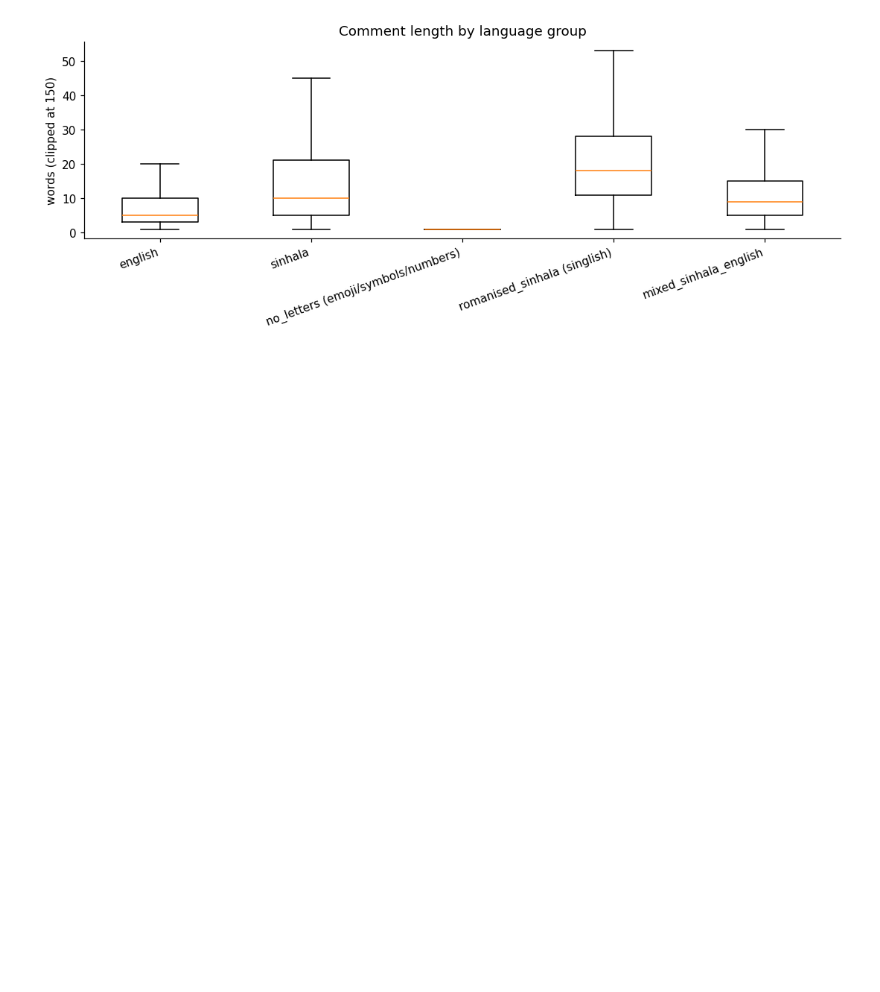
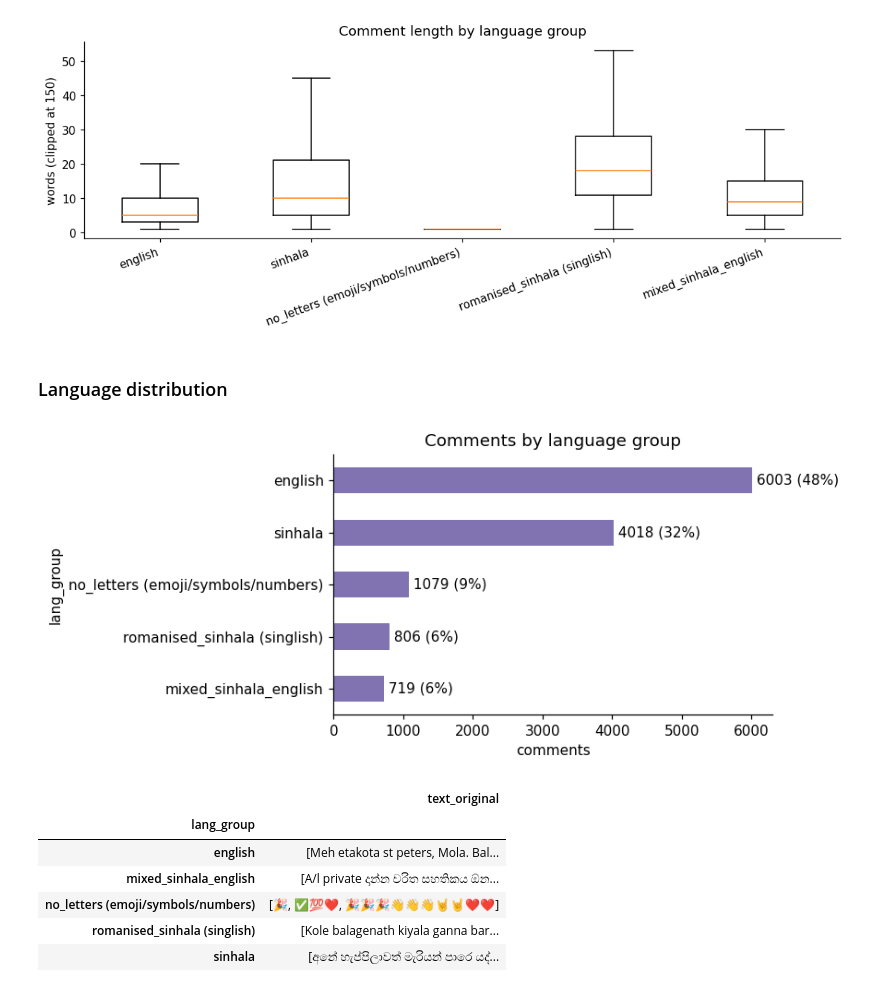
Before and after one commit to SithmiDesilva/Voices-on-School-Reform-An-NLP-Analysis-of-Sri-Lankan-YouTube-Comments, a Jupyter notebook: Voices_on_School_Reform_An_NLP_Analysis_of_Sri_Lankan_YouTube_Comments.ipynb, the cells around one changed output. Drawn from its saved outputs; the diff is of its cells as text; code cells hidden in the pictures; blank space fills up the shorter version.

Commit message:
Language distribution

```diff
--- a/Voices_on_School_Reform_An_NLP_Analysis_of_Sri_Lankan_YouTube_Comments.ipynb
+++ b/Voices_on_School_Reform_An_NLP_Analysis_of_Sri_Lankan_YouTube_Comments.ipynb
@@ -621,3 +621,25 @@ plt.title('Comment length by language group')
 plt.tight_layout(); plt.savefig(FIG_DIR / 't1_length_by_lang.png', bbox_inches='tight'); plt.show()
 # %% [output]
 [figure]
+# %% [markdown]
+### Language distribution
+# %%
+lang_counts = corpus.lang_group.value_counts()
+ax = lang_counts.plot.barh(figsize=(8, 3.5), color='#8172B2')
+ax.invert_yaxis(); ax.set(title='Comments by language group', xlabel='comments')
+for i, v in enumerate(lang_counts):
+    ax.text(v, i, f' {v} ({v/len(corpus):.0%})', va='center')
+plt.tight_layout(); plt.savefig(FIG_DIR / 't1_language.png', bbox_inches='tight'); plt.show()
+
+# sample comments per group to sanity-check the detector
+corpus.groupby('lang_group').text_original.apply(
+    lambda s: s.sample(min(3, len(s)), random_state=SEED).tolist()).to_frame()
+# %% [output]
+[figure, added]
+|  | text_original |
+| lang_group |  |
+| english | [Meh etakota st peters, Mola. Bal... |
+| mixed_sinhala_english | [A/l private දාන්න චරිත සහතිකය ඕන... |
+| no_letters (emoji/symbols/numbers) | [🎉, ✅💯❤️, 🎉🎉🎉👋👋👋🤘🤘❤️❤️] |
+| romanised_sinhala (singlish) | [Kole balagenath kiyala ganna bar... |
+| sinhala | [අනේ හැප්පිලාවත් මැරියන් පාරෙ යද්... |
```
